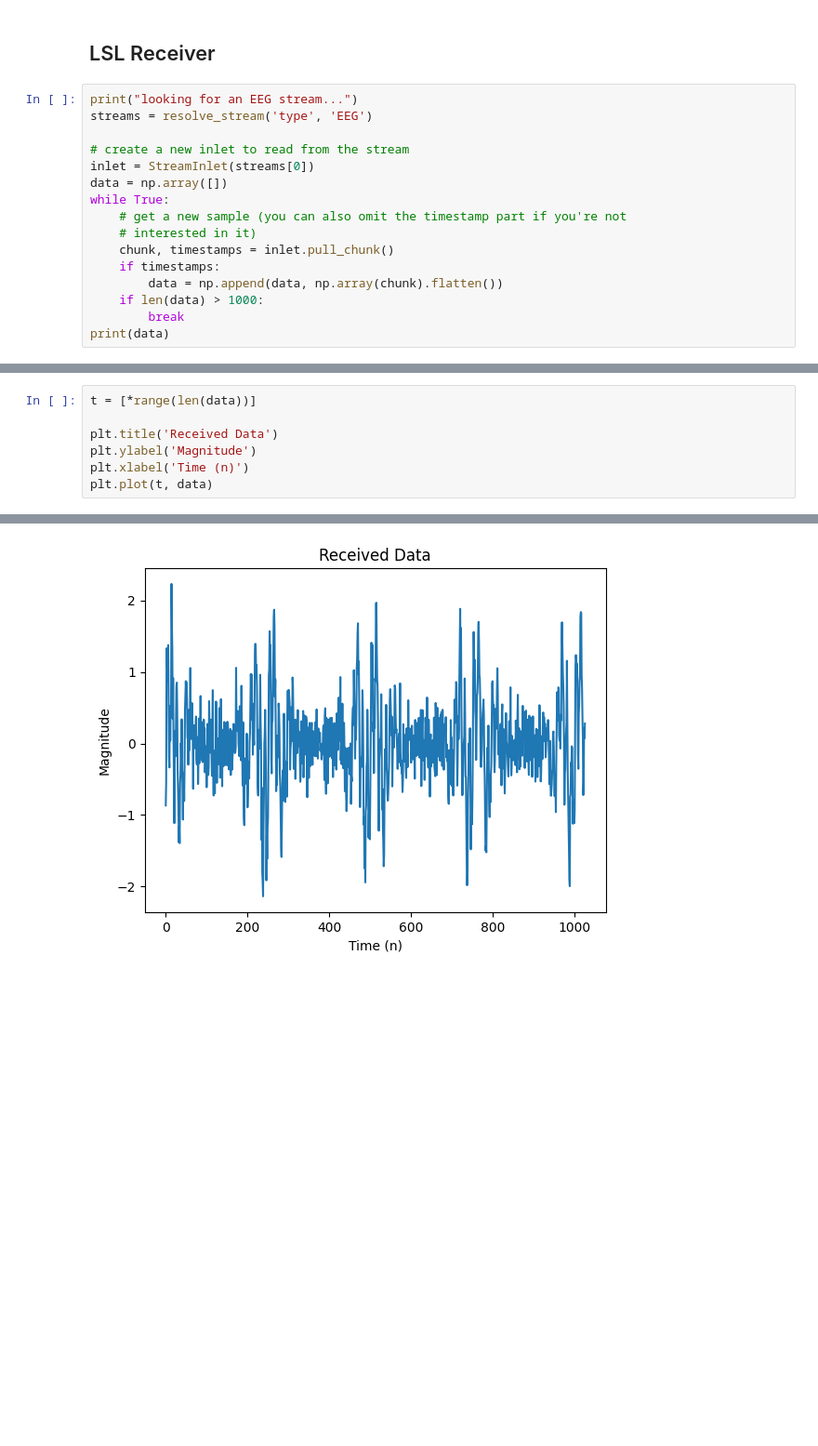
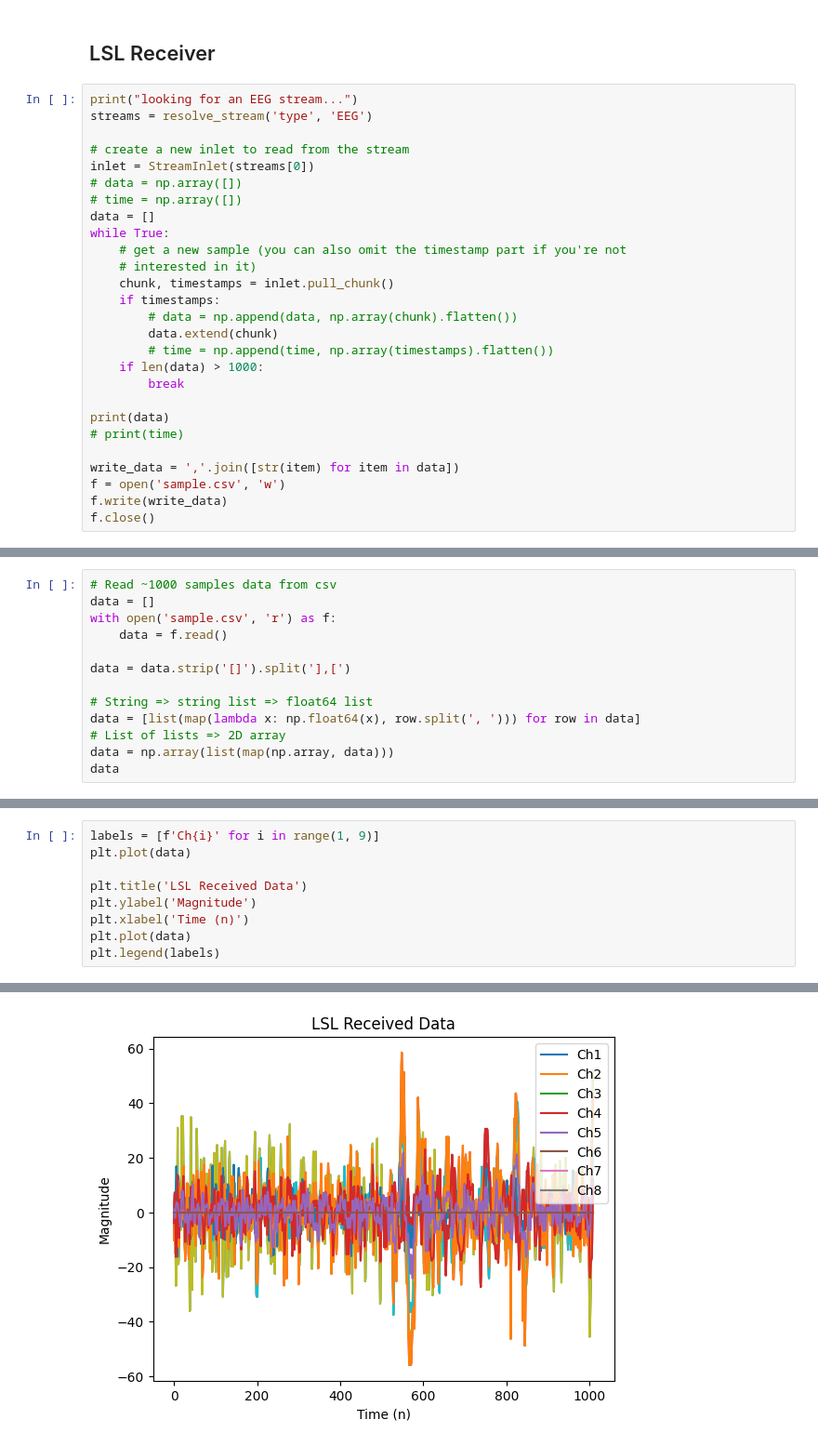
Before and after one commit to LeouYing/BCI-Project, a Jupyter notebook: lsl/receiver.ipynb, the cells around one changed output, grey strips where cells are left out. Shown: that part at 93% size. Cells and saved outputs as stored; diff of their text form; blank space fills up the shorter version.

Commit message:
Semi-working LSL script
- Still need some refactoring
- Need to save more data

```diff
--- a/lsl/receiver.ipynb
+++ b/lsl/receiver.ipynb
@@ -11,15 +13,26 @@ streams = resolve_stream('type', 'EEG')
 
 # create a new inlet to read from the stream
 inlet = StreamInlet(streams[0])
-data = np.array([])
+# data = np.array([])
+# time = np.array([])
+data = []
 while True:
     # get a new sample (you can also omit the timestamp part if you're not
     # interested in it)
     chunk, timestamps = inlet.pull_chunk()
     if timestamps:
-        data = np.append(data, np.array(chunk).flatten())
+        # data = np.append(data, np.array(chunk).flatten())
+        data.extend(chunk)
+        # time = np.append(time, np.array(timestamps).flatten())
     if len(data) > 1000:
         break
+
 print(data)
+# print(time)
+
+write_data = ','.join([str(item) for item in data])
+f = open('sample.csv', 'w')
+f.write(write_data)
+f.close()
 # %% [output]
 looking for an EEG stream...
@@ -43,0 +41,13 @@ looking for an EEG stream...
+# %%
+# Read ~1000 samples data from csv
+data = []
+with open('sample.csv', 'r') as f:
+    data = f.read()
+
+data = data.strip('[]').split('],[')
+
+# String => string list => float64 list
+data = [list(map(lambda x: np.float64(x), row.split(', '))) for row in data]
+# List of lists => 2D array
+data = np.array(list(map(np.array, data)))
+data
@@ -46,8 +70,10 @@ looking for an EEG stream...
 # %%
-t = [*range(len(data))]
+labels = [f'Ch{i}' for i in range(1, 9)]
+plt.plot(data)
 
-plt.title('Received Data')
+plt.title('LSL Received Data')
 plt.ylabel('Magnitude')
 plt.xlabel('Time (n)')
-plt.plot(t, data)
+plt.plot(data)
+plt.legend(labels)
 # %% [output]
@@ -55 +81 @@ plt.plot(t, data)
-[figure, old version]
+[figure, new version]
```
Also changed, not shown: parts of 11 cells of this notebook, 2 other files.
